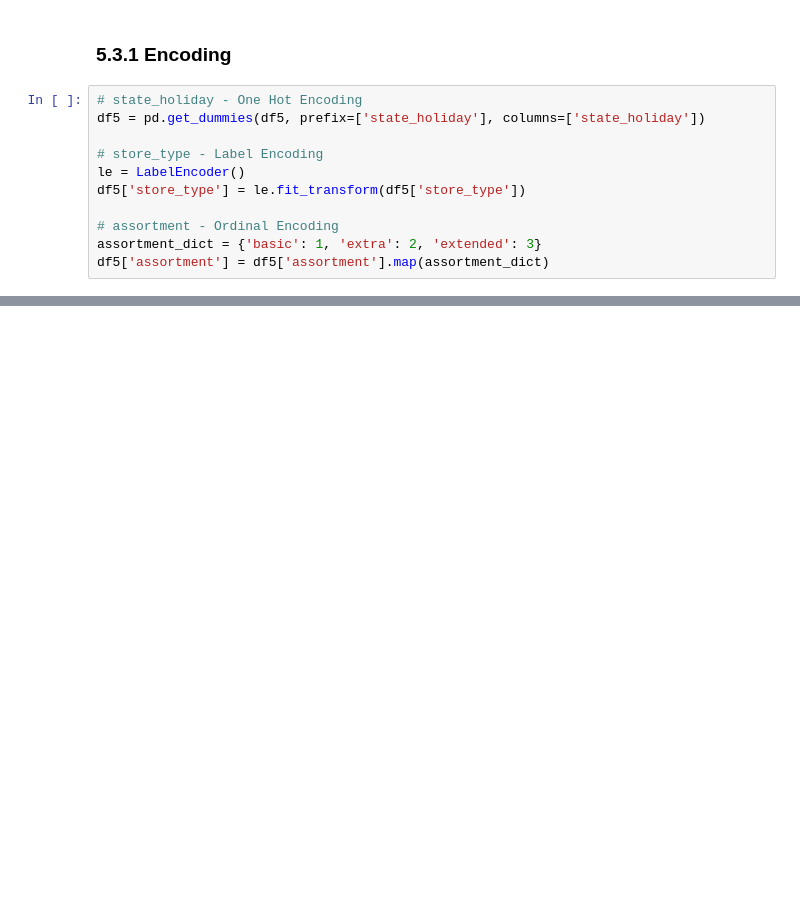
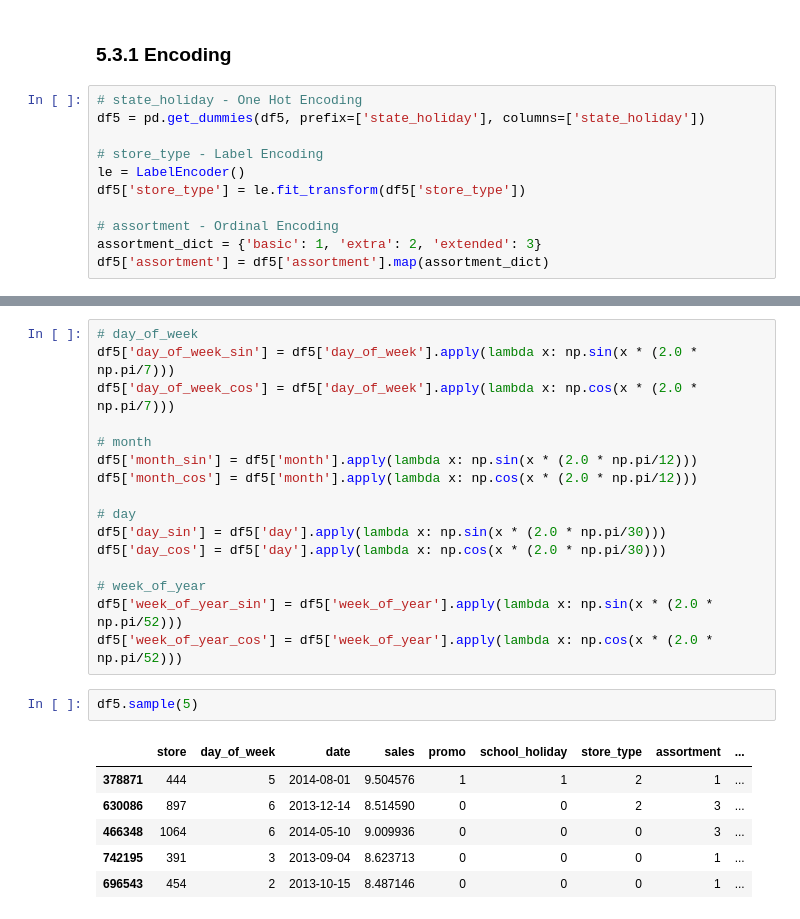
Before and after one commit to zedaoxd/aprendizados_data_science, a Jupyter notebook: exemples/store_sales_prediction.ipynb, the cells around one changed output, grey strips where cells are left out. Drawn from its saved outputs; the diff is of its cells as text; blank space fills up the shorter version.

```diff
--- a/exemples/store_sales_prediction.ipynb
+++ b/exemples/store_sales_prediction.ipynb
@@ -632,0 +639,25 @@ df5['assortment'] = df5['assortment'].map(assortment_dict)
+# %%
+# day_of_week
+df5['day_of_week_sin'] = df5['day_of_week'].apply(lambda x: np.sin(x * (2.0 * np.pi/7)))
+df5['day_of_week_cos'] = df5['day_of_week'].apply(lambda x: np.cos(x * (2.0 * np.pi/7)))
+
+# month
+df5['month_sin'] = df5['month'].apply(lambda x: np.sin(x * (2.0 * np.pi/12)))
+df5['month_cos'] = df5['month'].apply(lambda x: np.cos(x * (2.0 * np.pi/12)))
+
+# day
+df5['day_sin'] = df5['day'].apply(lambda x: np.sin(x * (2.0 * np.pi/30)))
+df5['day_cos'] = df5['day'].apply(lambda x: np.cos(x * (2.0 * np.pi/30)))
+
+# week_of_year
+df5['week_of_year_sin'] = df5['week_of_year'].apply(lambda x: np.sin(x * (2.0 * np.pi/52)))
+df5['week_of_year_cos'] = df5['week_of_year'].apply(lambda x: np.cos(x * (2.0 * np.pi/52)))
+# %%
+df5.sample(5)
+# %% [output]
+|  | store | day_of_week | date | sales | promo | school_holiday | store_type | assortment | ... |
+| 378871 | 444 | 5 | 2014-08-01 | 9.504576 | 1 | 1 | 2 | 1 | ... |
+| 630086 | 897 | 6 | 2013-12-14 | 8.514590 | 0 | 0 | 2 | 3 | ... |
+| 466348 | 1064 | 6 | 2014-05-10 | 9.009936 | 0 | 0 | 0 | 3 | ... |
+| 742195 | 391 | 3 | 2013-09-04 | 8.623713 | 0 | 0 | 0 | 1 | ... |
+| 696543 | 454 | 2 | 2013-10-15 | 8.487146 | 0 | 0 | 0 | 1 | ... |
```
Also changed, not shown: parts of 4 cells of this notebook.
